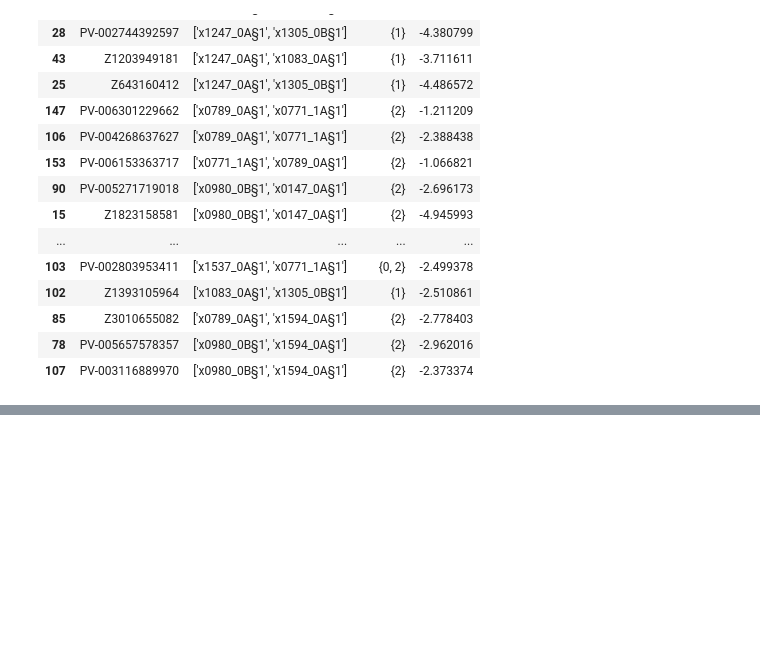
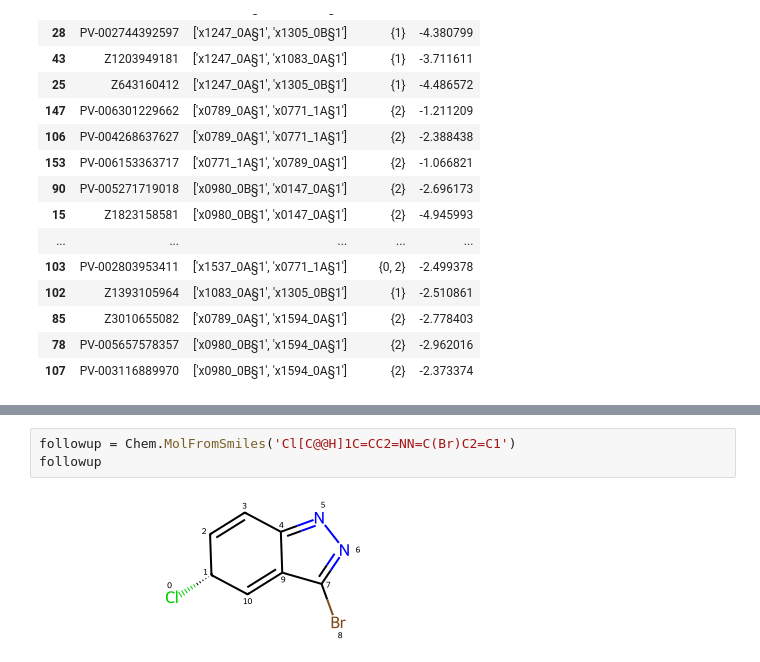
Before and after one commit to matteoferla/EV-D68-3C-protease, a Jupyter notebook: 02_hit-prep/hit_investigation.ipynb, the cells around one changed output, grey strips where cells are left out. Drawn from its saved outputs; the diff is of its cells as text; blank space fills up the shorter version.

```diff
--- a/02_hit-prep/hit_investigation.ipynb
+++ b/02_hit-prep/hit_investigation.ipynb
@@ -667,0 +841,5 @@ Draw.MolsToGridImage(x, legends=['x1604', 'x0771', 'x1498'])
+# %%
+followup = Chem.MolFromSmiles('Cl[C@@H]1C=CC2=NN=C(Br)C2=C1')
+followup
+# %% [output]
+[figure, added]
```
Also changed, not shown: parts of 22 cells of this notebook, 14 other files.
